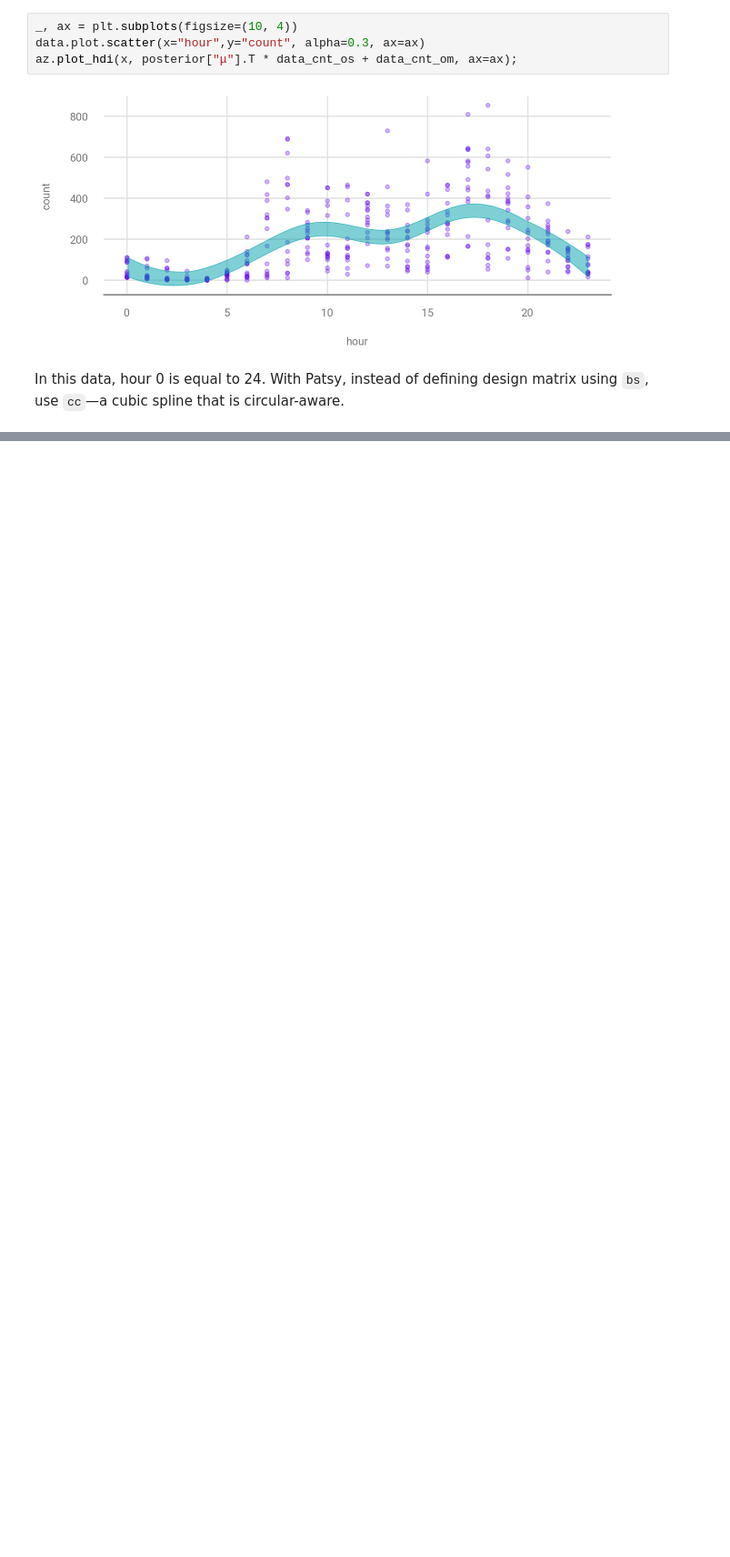
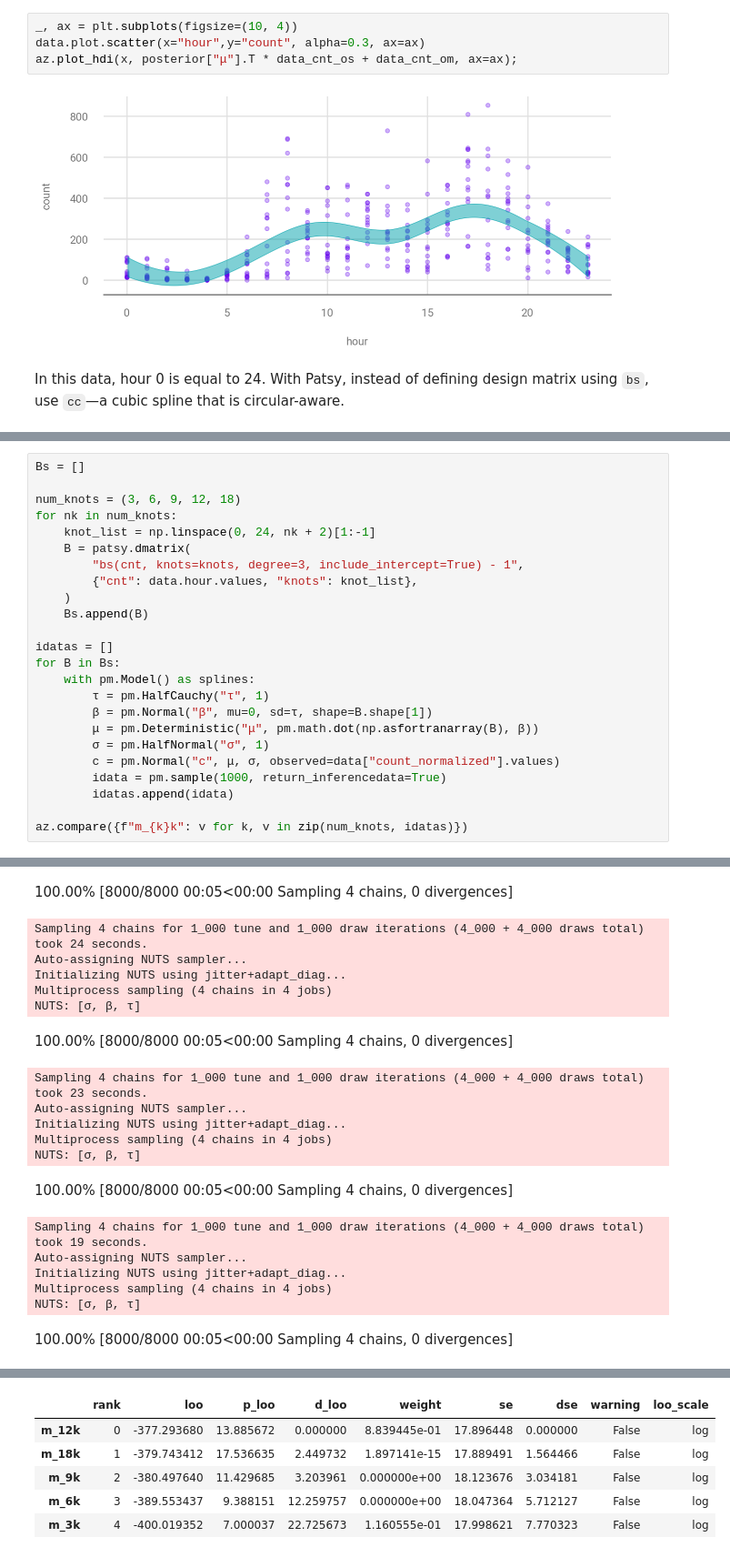
Before and after one commit to paw-lu/bayesian-modeling-computation-python, a Jupyter notebook: notebooks/5_splines.ipynb, the cells around one changed output, grey strips where cells are left out. Shown at 91% size. Drawn from its saved outputs; the diff is of its cells as text; blank space fills up the shorter version.

```diff
--- a/notebooks/5_splines.ipynb
+++ b/notebooks/5_splines.ipynb
@@ -301,0 +307,25 @@ use `cc`—a cubic spline that is circular-aware.
+# %%
+Bs = []
+
+num_knots = (3, 6, 9, 12, 18)
+for nk in num_knots:
+    knot_list = np.linspace(0, 24, nk + 2)[1:-1]
+    B = patsy.dmatrix(
+        "bs(cnt, knots=knots, degree=3, include_intercept=True) - 1",
+        {"cnt": data.hour.values, "knots": knot_list},
+    )
+    Bs.append(B)
+
+idatas = []
+for B in Bs:
+    with pm.Model() as splines:
+        τ = pm.HalfCauchy("τ", 1)
+        β = pm.Normal("β", mu=0, sd=τ, shape=B.shape[1])
+        μ = pm.Deterministic("μ", pm.math.dot(np.asfortranarray(B), β))
+        σ = pm.HalfNormal("σ", 1)
+        c = pm.Normal("c", μ, σ, observed=data["count_normalized"].values)
+        idata = pm.sample(1000, return_inferencedata=True)
+        idatas.append(idata)
+
+az.compare({f"m_{k}k": v for k, v in zip(num_knots, idatas)})
+# %% [output]
@@ -301,0 +342,19 @@ use `cc`—a cubic spline that is circular-aware.
+100.00% [8000/8000 00:05<00:00 Sampling 4 chains, 0 divergences]
+Sampling 4 chains for 1_000 tune and 1_000 draw iterations (4_000 + 4_000 draws total) took 24 seconds.
+Auto-assigning NUTS sampler...
+Initializing NUTS using jitter+adapt_diag...
+Multiprocess sampling (4 chains in 4 jobs)
+NUTS: [σ, β, τ]
+100.00% [8000/8000 00:05<00:00 Sampling 4 chains, 0 divergences]
+Sampling 4 chains for 1_000 tune and 1_000 draw iterations (4_000 + 4_000 draws total) took 23 seconds.
+Auto-assigning NUTS sampler...
+Initializing NUTS using jitter+adapt_diag...
+Multiprocess sampling (4 chains in 4 jobs)
+NUTS: [σ, β, τ]
+100.00% [8000/8000 00:05<00:00 Sampling 4 chains, 0 divergences]
+Sampling 4 chains for 1_000 tune and 1_000 draw iterations (4_000 + 4_000 draws total) took 19 seconds.
+Auto-assigning NUTS sampler...
+Initializing NUTS using jitter+adapt_diag...
+Multiprocess sampling (4 chains in 4 jobs)
+NUTS: [σ, β, τ]
+100.00% [8000/8000 00:05<00:00 Sampling 4 chains, 0 divergences]
@@ -301,0 +362,6 @@ use `cc`—a cubic spline that is circular-aware.
+|  | rank | loo | p_loo | d_loo | weight | se | dse | warning | loo_scale |
+| m_12k | 0 | -377.293680 | 13.885672 | 0.000000 | 8.839445e-01 | 17.896448 | 0.000000 | False | log |
+| m_18k | 1 | -379.743412 | 17.536635 | 2.449732 | 1.897141e-15 | 17.889491 | 1.564466 | False | log |
+| m_9k | 2 | -380.497640 | 11.429685 | 3.203961 | 0.000000e+00 | 18.123676 | 3.034181 | False | log |
+| m_6k | 3 | -389.553437 | 9.388151 | 12.259757 | 0.000000e+00 | 18.047364 | 5.712127 | False | log |
+| m_3k | 4 | -400.019352 | 7.000037 | 22.725673 | 1.160555e-01 | 17.998621 | 7.770323 | False | log |
```
Also changed, not shown: parts of 8 cells of this notebook, 1 other file.
